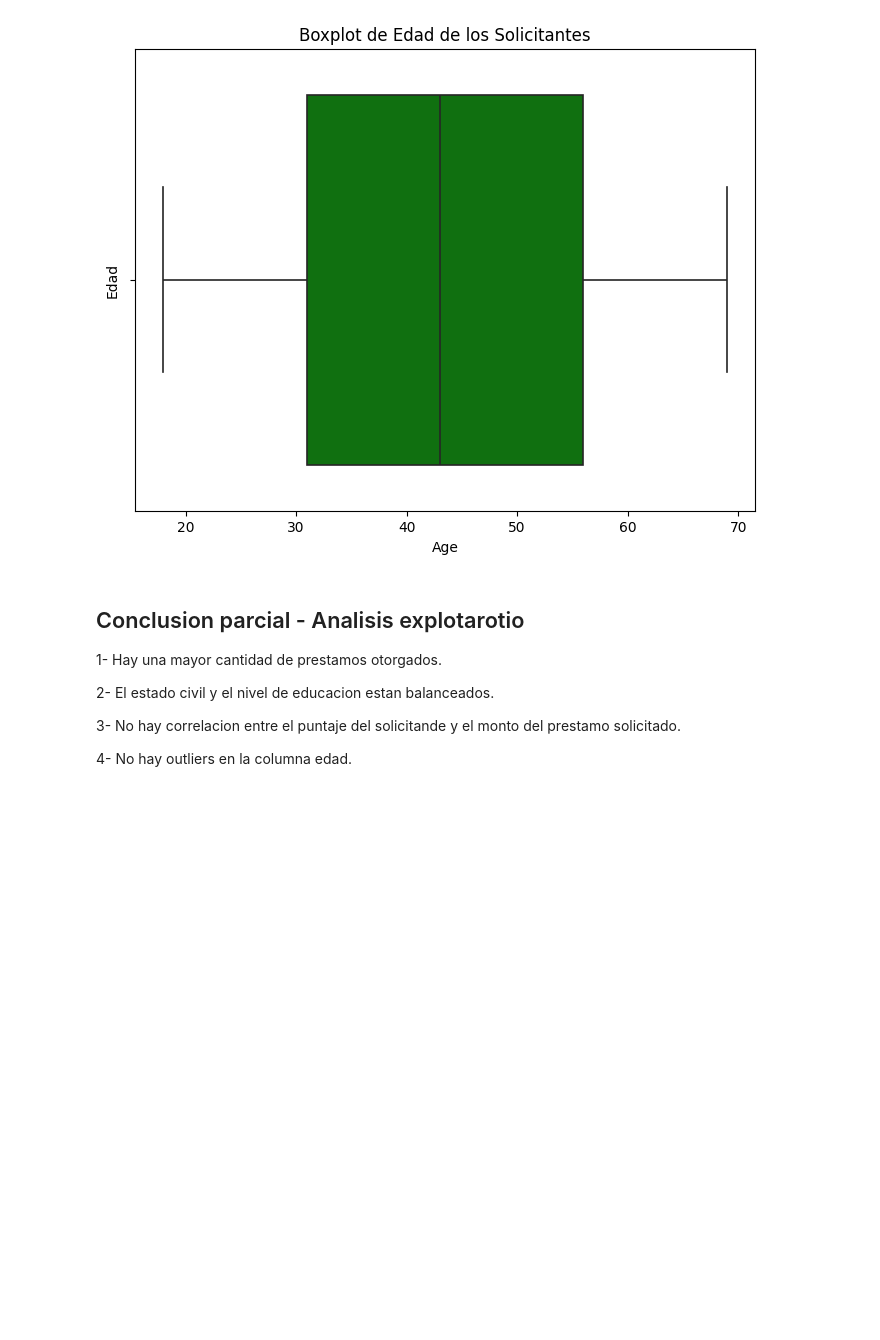
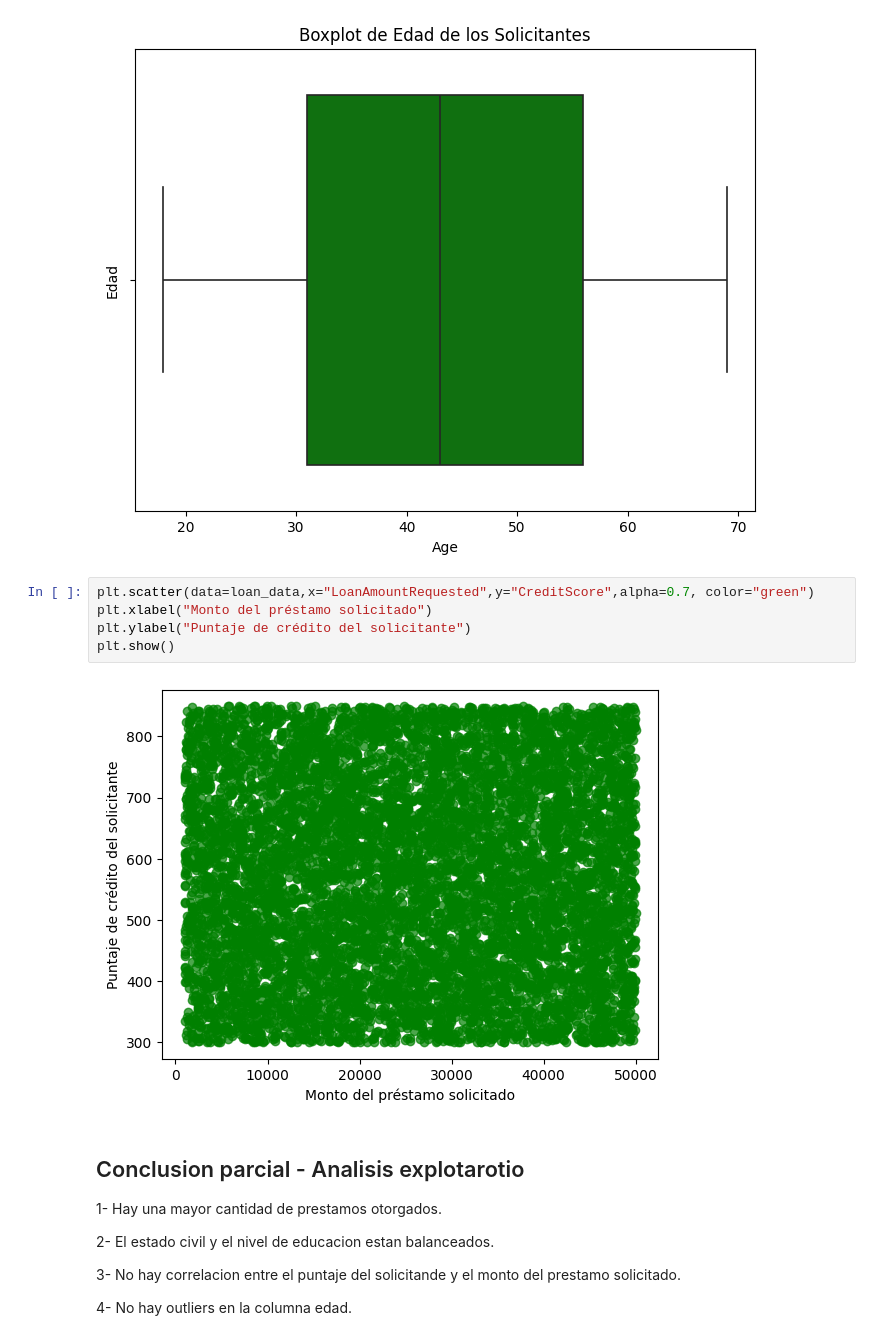
Before and after one commit to LuqGon/loan-factor-dsproject, a Jupyter notebook: loan-factor_GONZALEZ.ipynb, the cells around one changed output. Cells and saved outputs as stored; diff of their text form; blank space fills up the shorter version.

```diff
--- a/loan-factor_GONZALEZ.ipynb
+++ b/loan-factor_GONZALEZ.ipynb
@@ -187,6 +198,13 @@ plt.title("Boxplot de Edad de los Solicitantes")
 plt.show()
 # %% [output]
 [figure]
+# %%
+plt.scatter(data=loan_data,x="LoanAmountRequested",y="CreditScore",alpha=0.7, color="green")
+plt.xlabel("Monto del préstamo solicitado")
+plt.ylabel("Puntaje de crédito del solicitante")
+plt.show()
+# %% [output]
+[figure, added]
 # %% [markdown]
 ## Conclusion parcial - Analisis explotarotio
 
```
Also changed, not shown: parts of 17 cells of this notebook.
